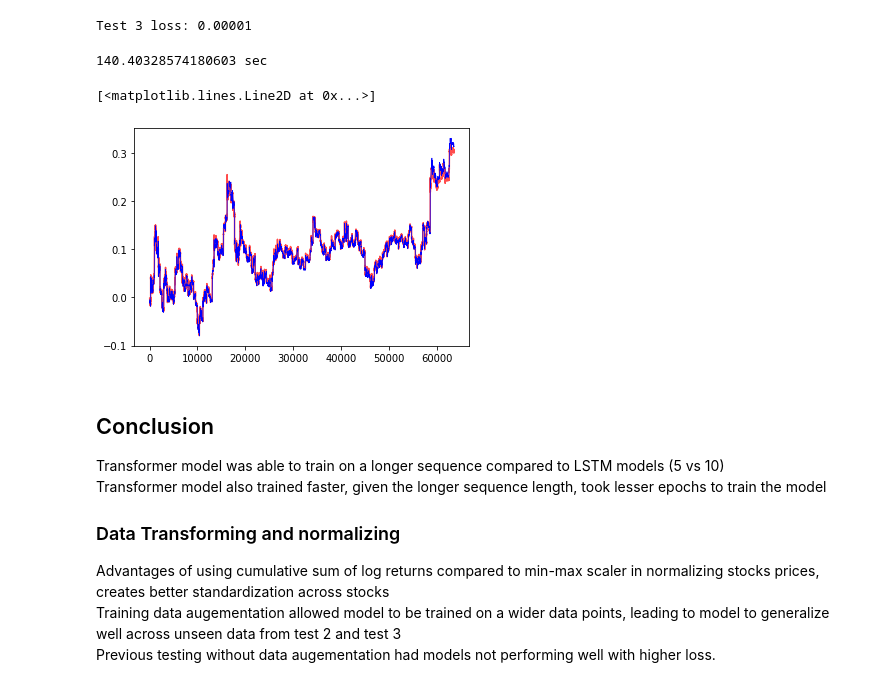
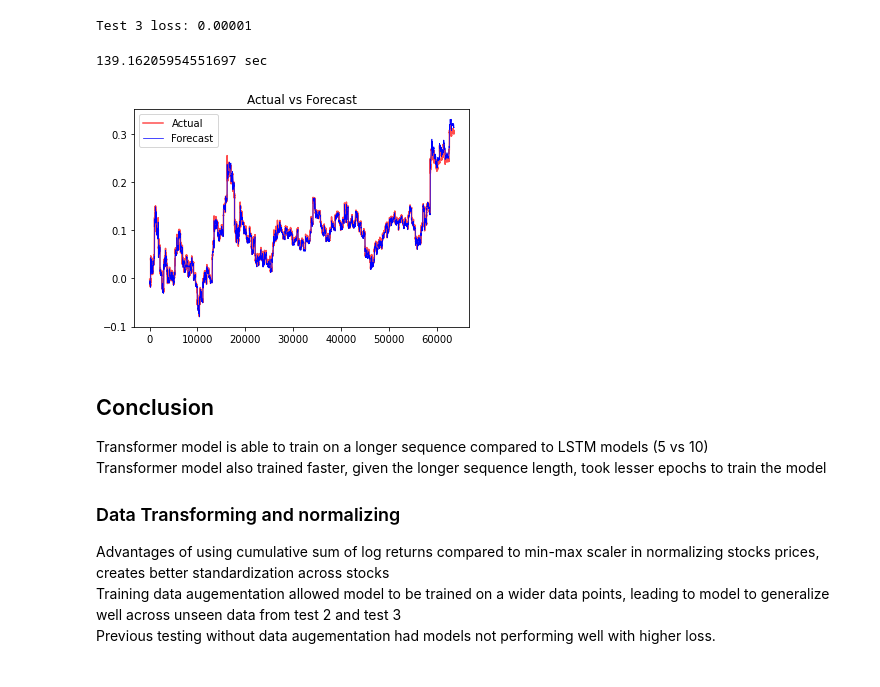
Before and after one commit to ctxj/Time-Series-Transformer-Pytorch, a Jupyter notebook: transformer_model.ipynb, the cells around one changed output. Cells and saved outputs as stored; diff of their text form; code cells hidden in the pictures.

```diff
--- a/transformer_model.ipynb
+++ b/transformer_model.ipynb
@@ -363,15 +367,17 @@ Test 3 loss: 0.00001
 # %%
 test_result3, truth3 = forecast_seq(model2, val_data3)
 
 plt.plot(truth3, color='red', alpha=0.7)
 plt.plot(test_result3, color='blue', linewidth=0.7)
+plt.title('Actual vs Forecast')
+plt.legend(['Actual', 'Forecast'])
+plt.show()
 # %% [output]
-140.40328574180603 sec
+139.16205954551697 sec
-[<matplotlib.lines.Line2D at 0x...>]
-[figure, old version]
+[figure, new version]
 # %% [markdown]
 ## Conclusion
-Transformer model was able to train on a longer sequence compared to LSTM models (5 vs 10)
+Transformer model is able to train on a longer sequence compared to LSTM models (5 vs 10)
 Transformer model also trained faster, given the longer sequence length, took lesser epochs to train the model
 
 ### Data Transforming and normalizing
```
Also changed, not shown: parts of 4 cells of this notebook.
